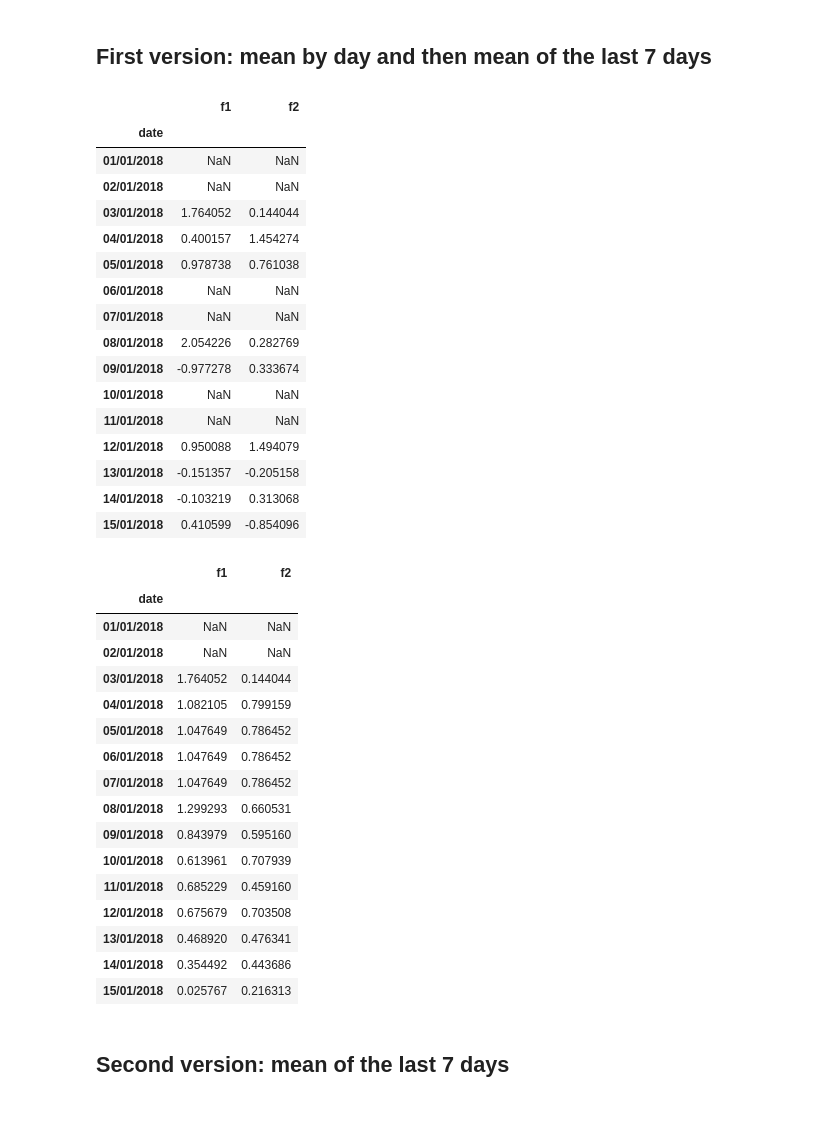
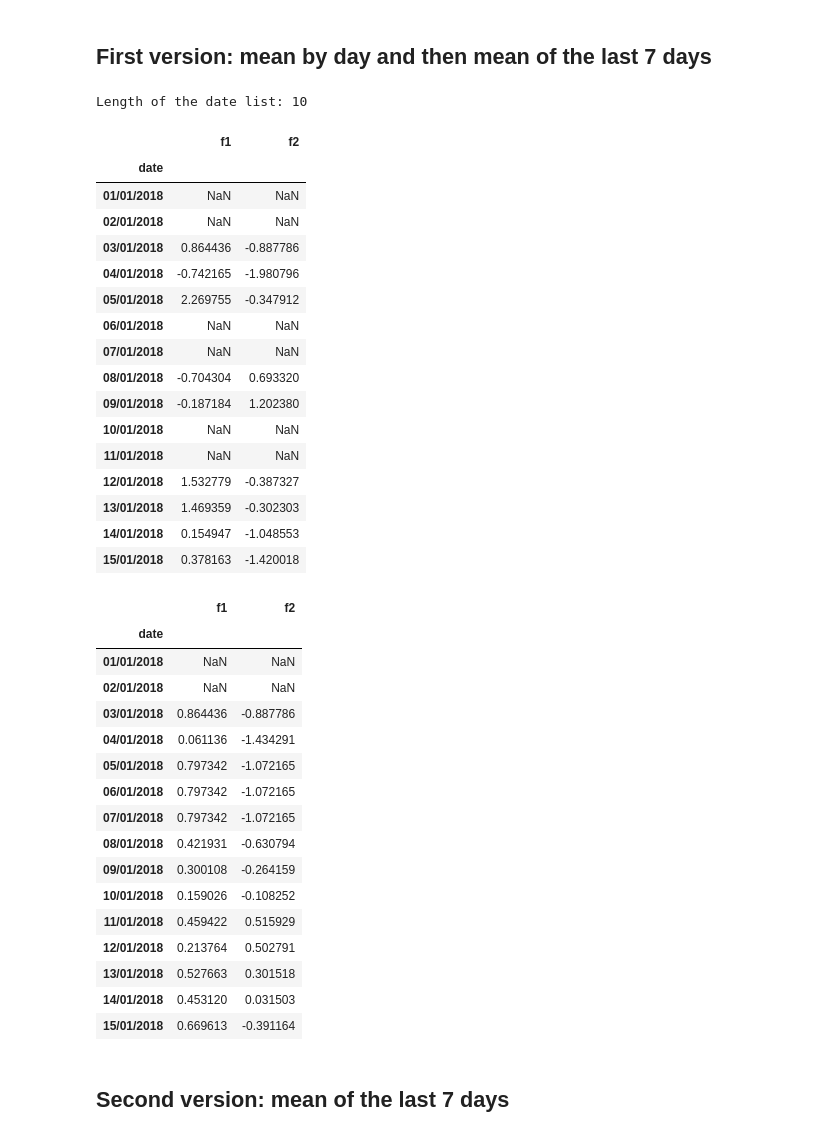
Before and after one commit to pirmil/A, a Jupyter notebook: sentence_embeddings.ipynb, the cells around one changed output. Cells and saved outputs as stored; diff of their text form; code cells hidden in the pictures.

```diff
--- a/sentence_embeddings.ipynb
+++ b/sentence_embeddings.ipynb
@@ -13,3 +33,4 @@ def generate_embeddings(date_list, ticker_name='t1'):
 # %%
 window = 7
 min_periods = 1
+true_date_list = create_true_date_list()
@@ -16,17 +38,0 @@ min_periods = 1
-# %%
-np.random.seed(0)
-start_date = datetime(2018, 1, 1)
-end_date = datetime(2018, 1, 15)
-
-date_list = []
-true_date_list = []
-
-current_date = start_date
-while current_date <= end_date:
-    true_date_list.append(current_date.strftime("%d/%m/%Y"))
-    for _ in range(2):
-        if np.random.random() < 0.5:
-            date_list.append(current_date.strftime("%d/%m/%Y"))
-    current_date += timedelta(days=1)
-
-print(len(date_list), len(true_date_list))
@@ -51,46 +42,47 @@ date_list
 ## First version: mean by day and then mean of the last 7 days
 # %%
 np.random.seed(0)
-
+date_list = generate_date_list()
 embeddings = generate_embeddings(date_list).drop('ticker', axis=1)
 embeddings = embeddings.groupby('date').mean()
 embeddings = embeddings.reindex(true_date_list)
 display(embeddings)
 embeddings.rolling(window, min_periods=min_periods).mean()
 # %% [output]
+Length of the date list: 10
 |  | f1 | f2 |
 | date |  |  |
 | 01/01/2018 | NaN | NaN |
 | 02/01/2018 | NaN | NaN |
-| 03/01/2018 | 1.764052 | 0.144044 |
-| 04/01/2018 | 0.400157 | 1.454274 |
-| 05/01/2018 | 0.978738 | 0.761038 |
+| 03/01/2018 | 0.864436 | -0.887786 |
+| 04/01/2018 | -0.742165 | -1.980796 |
+| 05/01/2018 | 2.269755 | -0.347912 |
 | 06/01/2018 | NaN | NaN |
 | 07/01/2018 | NaN | NaN |
-| 08/01/2018 | 2.054226 | 0.282769 |
-| 09/01/2018 | -0.977278 | 0.333674 |
+| 08/01/2018 | -0.704304 | 0.693320 |
+| 09/01/2018 | -0.187184 | 1.202380 |
 | 10/01/2018 | NaN | NaN |
 | 11/01/2018 | NaN | NaN |
-| 12/01/2018 | 0.950088 | 1.494079 |
-| 13/01/2018 | -0.151357 | -0.205158 |
-| 14/01/2018 | -0.103219 | 0.313068 |
-| 15/01/2018 | 0.410599 | -0.854096 |
+| 12/01/2018 | 1.532779 | -0.387327 |
+| 13/01/2018 | 1.469359 | -0.302303 |
+| 14/01/2018 | 0.154947 | -1.048553 |
+| 15/01/2018 | 0.378163 | -1.420018 |
 |  | f1 | f2 |
 | date |  |  |
 | 01/01/2018 | NaN | NaN |
 | 02/01/2018 | NaN | NaN |
-| 03/01/2018 | 1.764052 | 0.144044 |
-| 04/01/2018 | 1.082105 | 0.799159 |
-| 05/01/2018 | 1.047649 | 0.786452 |
-| 06/01/2018 | 1.047649 | 0.786452 |
-| 07/01/2018 | 1.047649 | 0.786452 |
-| 08/01/2018 | 1.299293 | 0.660531 |
-| 09/01/2018 | 0.843979 | 0.595160 |
-| 10/01/2018 | 0.613961 | 0.707939 |
-| 11/01/2018 | 0.685229 | 0.459160 |
-| 12/01/2018 | 0.675679 | 0.703508 |
-| 13/01/2018 | 0.468920 | 0.476341 |
-| 14/01/2018 | 0.354492 | 0.443686 |
-| 15/01/2018 | 0.025767 | 0.216313 |
+| 03/01/2018 | 0.864436 | -0.887786 |
+| 04/01/2018 | 0.061136 | -1.434291 |
+| 05/01/2018 | 0.797342 | -1.072165 |
+| 06/01/2018 | 0.797342 | -1.072165 |
+| 07/01/2018 | 0.797342 | -1.072165 |
+| 08/01/2018 | 0.421931 | -0.630794 |
+| 09/01/2018 | 0.300108 | -0.264159 |
+| 10/01/2018 | 0.159026 | -0.108252 |
+| 11/01/2018 | 0.459422 | 0.515929 |
+| 12/01/2018 | 0.213764 | 0.502791 |
+| 13/01/2018 | 0.527663 | 0.301518 |
+| 14/01/2018 | 0.453120 | 0.031503 |
+| 15/01/2018 | 0.669613 | -0.391164 |
 # %% [markdown]
 ## Second version: mean of the last 7 days
```
Also changed, not shown: parts of 9 cells of this notebook, 1 other file.
